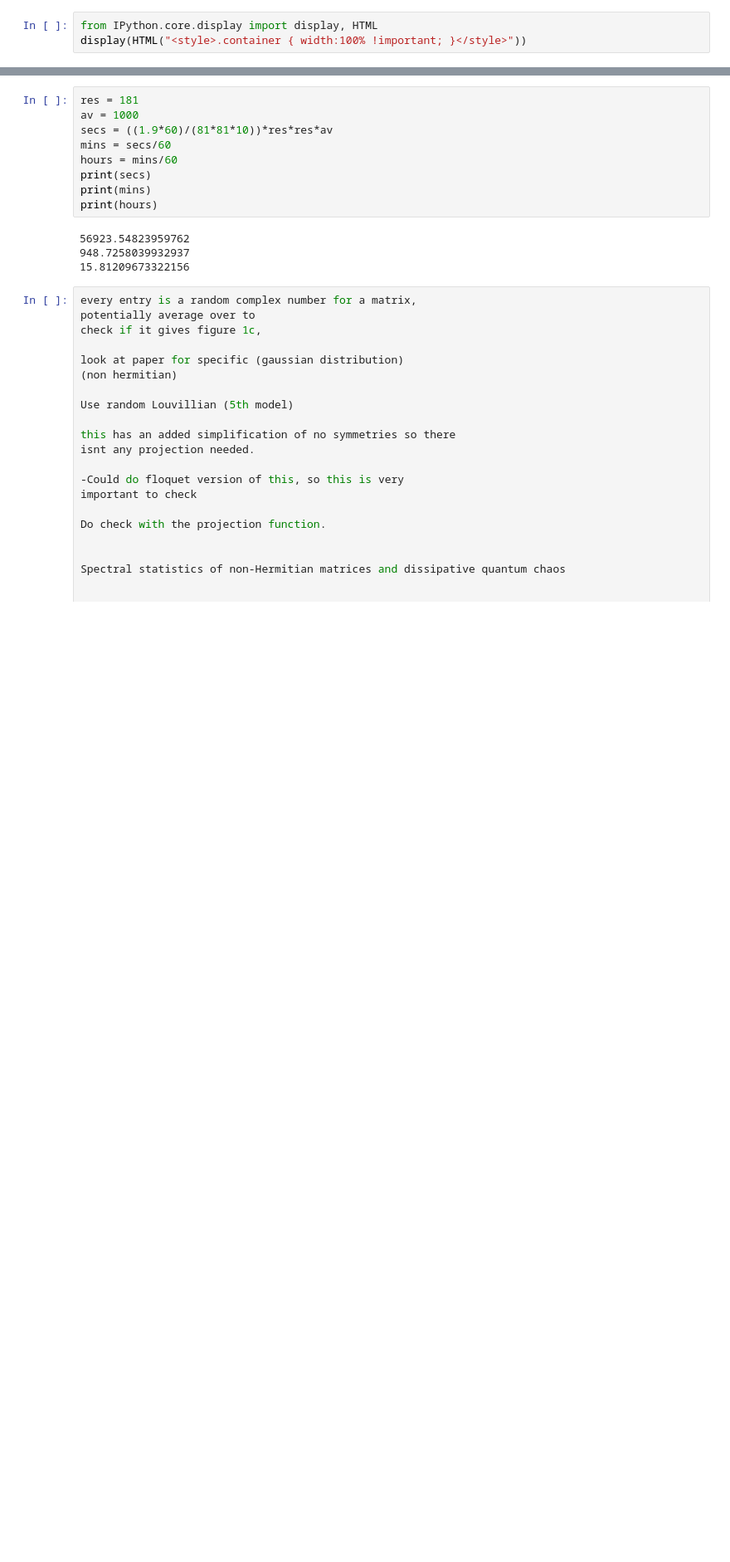
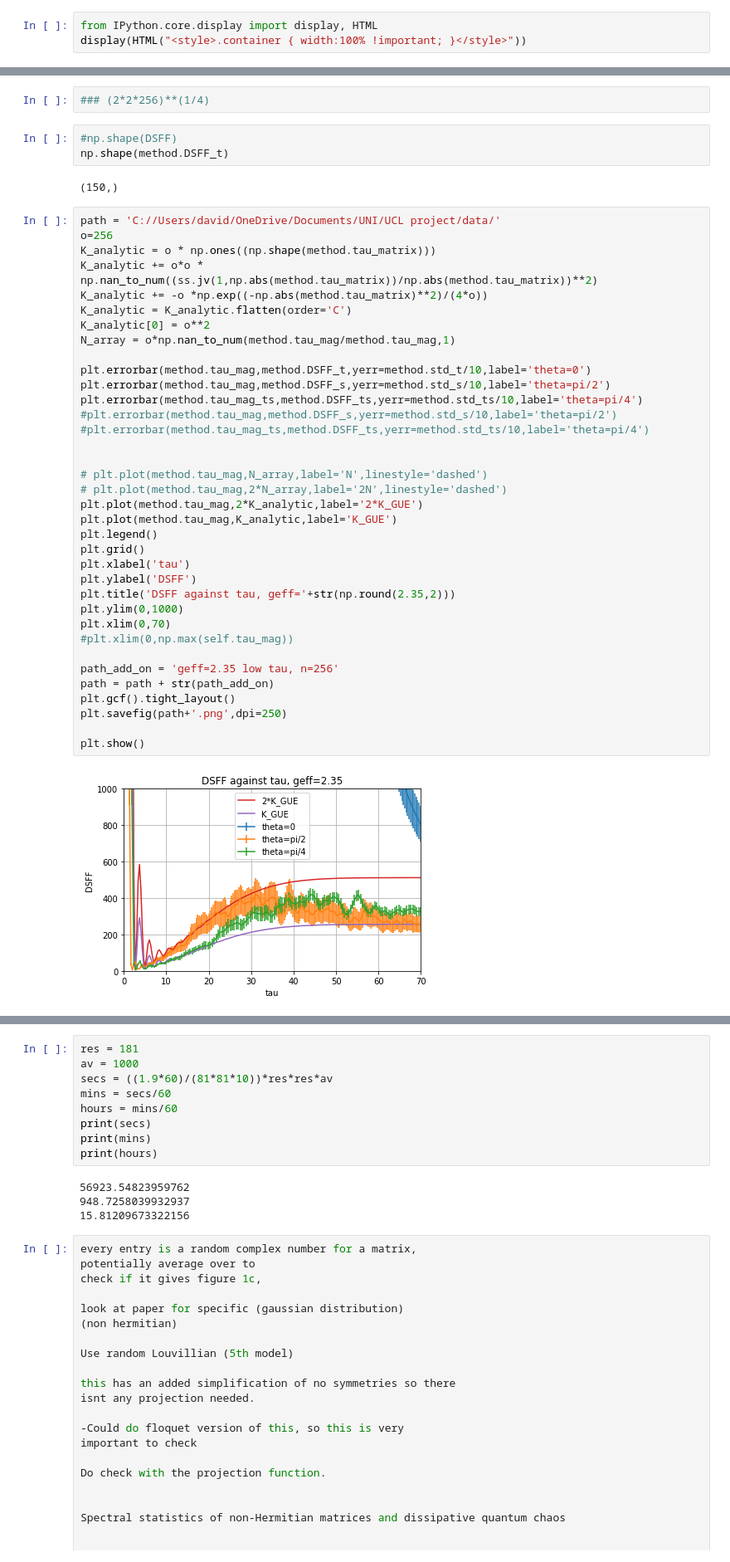
Before and after one commit to DavidStrachan1/Level-Statistics-of-Open-quantum-floquet-systems, a Jupyter notebook: Approach from time independent Lindbladian-Using spin projection method with parallelisation.ipynb, the cells around one changed output, grey strips where cells are left out. Shown at 83% size. Drawn from its saved outputs; the diff is of its cells as text; blank space fills up the shorter version.

```diff
--- a/Approach from time independent Lindbladian-Using spin projection method with parallelisation.ipynb
+++ b/Approach from time independent Lindbladian-Using spin projection method with parallelisation.ipynb
@@ -903,0 +966,45 @@ Name of DSFF graph?bigger one
+# %%
+### (2*2*256)**(1/4)
+# %%
+#np.shape(DSFF)
+np.shape(method.DSFF_t)
+# %% [output]
+(150,)
+# %%
+path = 'C://Users/david/OneDrive/Documents/UNI/UCL project/data/'
+o=256
+K_analytic = o * np.ones((np.shape(method.tau_matrix)))
+K_analytic += o*o * np.nan_to_num((ss.jv(1,np.abs(method.tau_matrix))/np.abs(method.tau_matrix))**2)
+K_analytic += -o *np.exp((-np.abs(method.tau_matrix)**2)/(4*o))
+K_analytic = K_analytic.flatten(order='C')
+K_analytic[0] = o**2
+N_array = o*np.nan_to_num(method.tau_mag/method.tau_mag,1)
+
+plt.errorbar(method.tau_mag,method.DSFF_t,yerr=method.std_t/10,label='theta=0')
+plt.errorbar(method.tau_mag,method.DSFF_s,yerr=method.std_s/10,label='theta=pi/2')
+plt.errorbar(method.tau_mag_ts,method.DSFF_ts,yerr=method.std_ts/10,label='theta=pi/4')
+#plt.errorbar(method.tau_mag,method.DSFF_s,yerr=method.std_s/10,label='theta=pi/2')
+#plt.errorbar(method.tau_mag_ts,method.DSFF_ts,yerr=method.std_ts/10,label='theta=pi/4')
+
+
+# plt.plot(method.tau_mag,N_array,label='N',linestyle='dashed')
+# plt.plot(method.tau_mag,2*N_array,label='2N',linestyle='dashed')
+plt.plot(method.tau_mag,2*K_analytic,label='2*K_GUE')
+plt.plot(method.tau_mag,K_analytic,label='K_GUE')
+plt.legend()
+plt.grid()
+plt.xlabel('tau')
+plt.ylabel('DSFF')
+plt.title('DSFF against tau, geff='+str(np.round(2.35,2)))
+plt.ylim(0,1000)
+plt.xlim(0,70)
+#plt.xlim(0,np.max(self.tau_mag))
+
+path_add_on = 'geff=2.35 low tau, n=256'
+path = path + str(path_add_on)
+plt.gcf().tight_layout()
+plt.savefig(path+'.png',dpi=250)
+
+plt.show()
+# %% [output]
+[figure, added]
```
Also changed, not shown: parts of 13 cells of this notebook.
